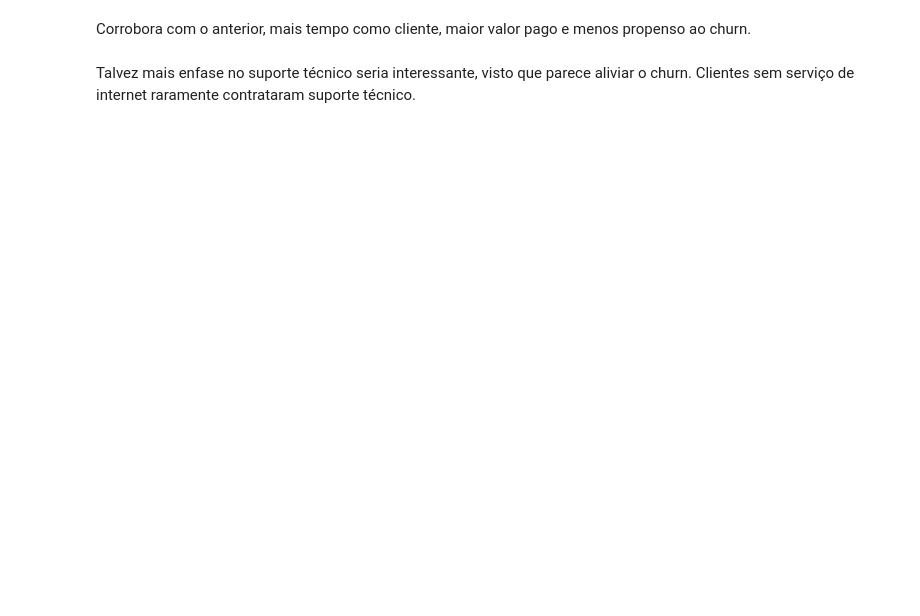
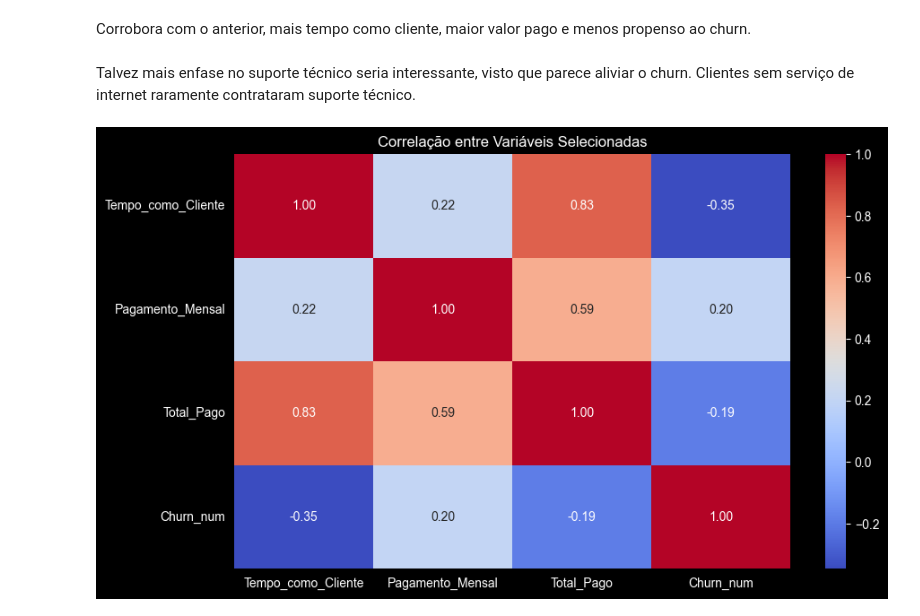
Before and after one commit to marcs0409/ebac_mod15, a Jupyter notebook: Profissao Cientista de Dados M15 Pratique.ipynb, the cells around one changed output. Cells and saved outputs as stored; diff of their text form; code cells hidden in the pictures; blank space fills up the shorter version.

Commit message:
added graphs

```diff
--- a/Profissao Cientista de Dados M15 Pratique.ipynb
+++ b/Profissao Cientista de Dados M15 Pratique.ipynb
@@ -267,3 +283,18 @@ fig.show()
+# %%
+# Criando faixas de 2000 para a coluna Total_Pago
+bins = list(range(0, int(df['Total_Pago'].max()) + 2000, 2000))
+labels = [f'{i}-{i + 2000}' for i in bins[:-1]]
+df['Total_Pago_Bins'] = pd.cut(df['Total_Pago'], bins=bins, labels=labels)
+
+df_grouped = df.groupby(['Churn', 'Total_Pago_Bins'], observed=False).size().reset_index(name='count')
+total_por_churn = df_grouped.groupby('Churn')['count'].transform('sum')
+df_grouped['percent'] = (df_grouped['count'] / total_por_churn) * 100
+
+# Plotando com escala de cores sequencial (estilo heatmap)
+fig = px.bar(df_grouped, x='Churn', y='percent', color='Total_Pago_Bins', barmode='stack',
+             category_orders={"Total_Pago_Bins": labels},
+             color_discrete_sequence=px.colors.sequential.YlOrRd)
+fig.show()
 # %% [markdown]
 Corrobora com o anterior, mais tempo como cliente, maior valor pago e menos propenso ao churn.
 # %%
@@ -275,3 +306,24 @@ fig = px.bar(df_grouped, x='Suporte_Tecnico', y='percent', color='Churn', barmod
 fig.show()
 # %% [markdown]
 Talvez mais enfase no suporte técnico seria interessante, visto que parece aliviar o churn. Clientes sem serviço de internet raramente contrataram suporte técnico.
+# %%
+# 1. Criar uma versão numérica do Churn para a correlação fazer sentido
+df['Churn_num'] = df['Churn'].map({'Yes': 1, 'No': 0})
+
+# 2. Definir a lista exata de colunas que você quer analisar
+colunas_selecionadas = [
+    'Tempo_como_Cliente',
+    'Pagamento_Mensal',
+    'Total_Pago',
+    'Churn_num'
+]
+# 3. Calcular a correlação apenas para essas colunas
+corr_matrix = df[colunas_selecionadas].corr()
+
+# 4. Plotar o Heatmap
+plt.figure(figsize=(10, 6))
+sns.heatmap(corr_matrix, annot=True, cmap='coolwarm', fmt=".2f")
+plt.title('Correlação entre Variáveis Selecionadas')
+plt.show()
+# %% [output]
+[figure, added]
```
Also changed, not shown: parts of 2 cells of this notebook.
